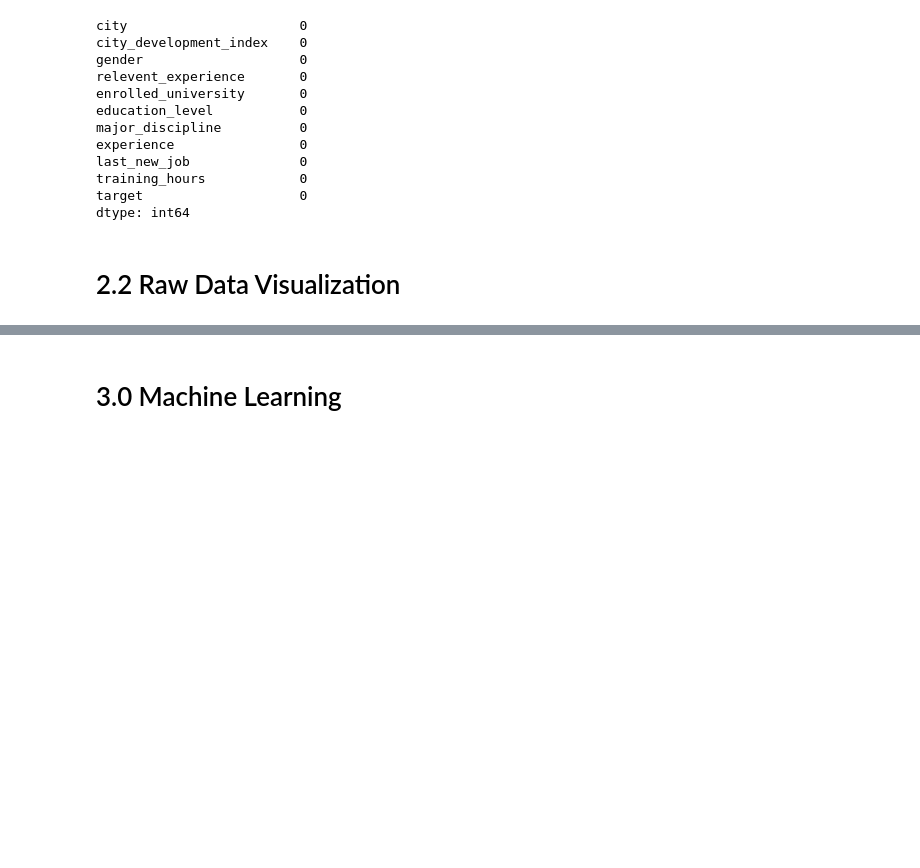
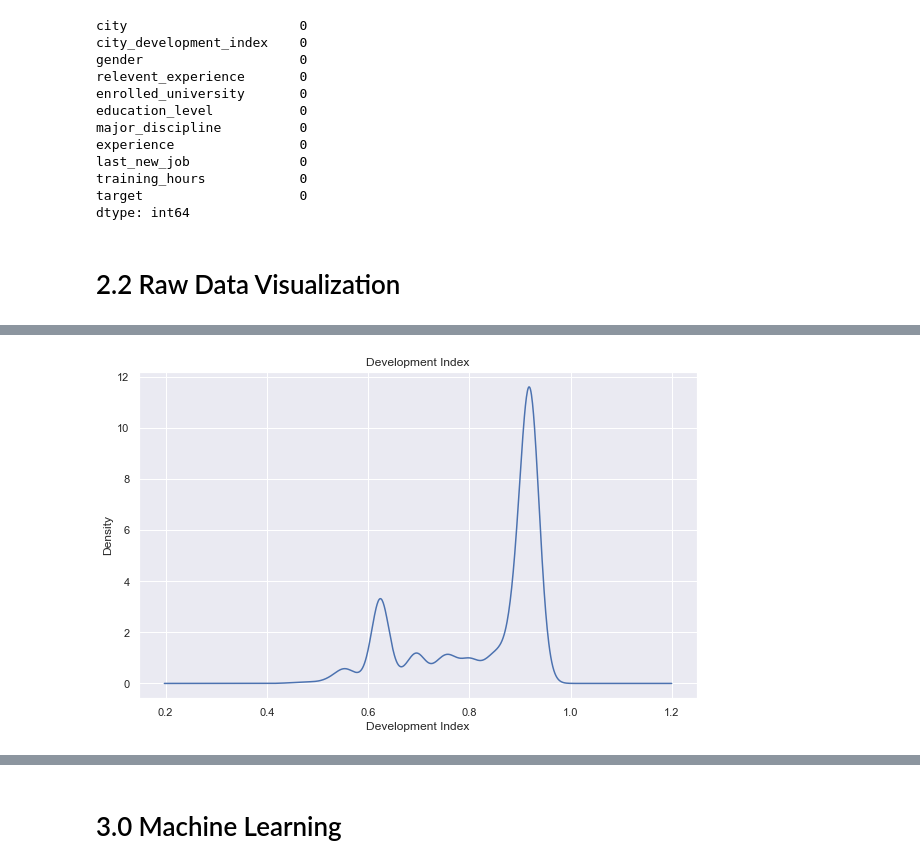
Before and after one commit to mermaidzhang/Job-Change-of-Data-Scientists, a Jupyter notebook: Segment2_code_mz.ipynb, the cells around one changed output, grey strips where cells are left out. Saved outputs shown, nothing was run; the diff lists cells and outputs as text; code cells hidden in the pictures; blank space fills up the shorter version.

```diff
--- a/Segment2_code_mz.ipynb
+++ b/Segment2_code_mz.ipynb
@@ -327,3 +328,14 @@ Text(0.5, 1.0, 'Distributional of training_hours')
+# %%
+plt.figure(figsize = (10, 6))
+
+ax = hrds_train_df['city_development_index'].plot(kind='kde')
+ax.set(ylabel="Density", xlabel="Development Index")
+plt.title("Development Index")
+plt.show()
+
+#plt.savefig("./dev_index_density.png", fontsize=15)
+# %% [output]
+[figure, added]
 # %%
 #balance check
 import plotly.express as px
```
Also changed, not shown: parts of 4 cells of this notebook.
